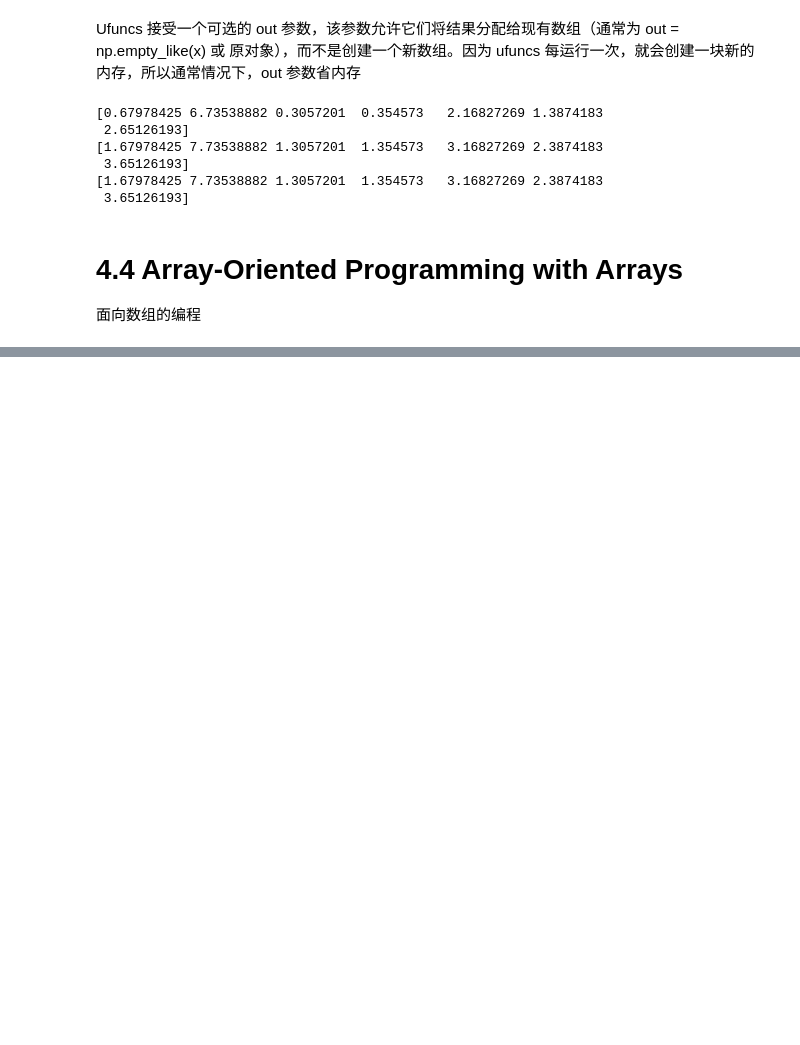
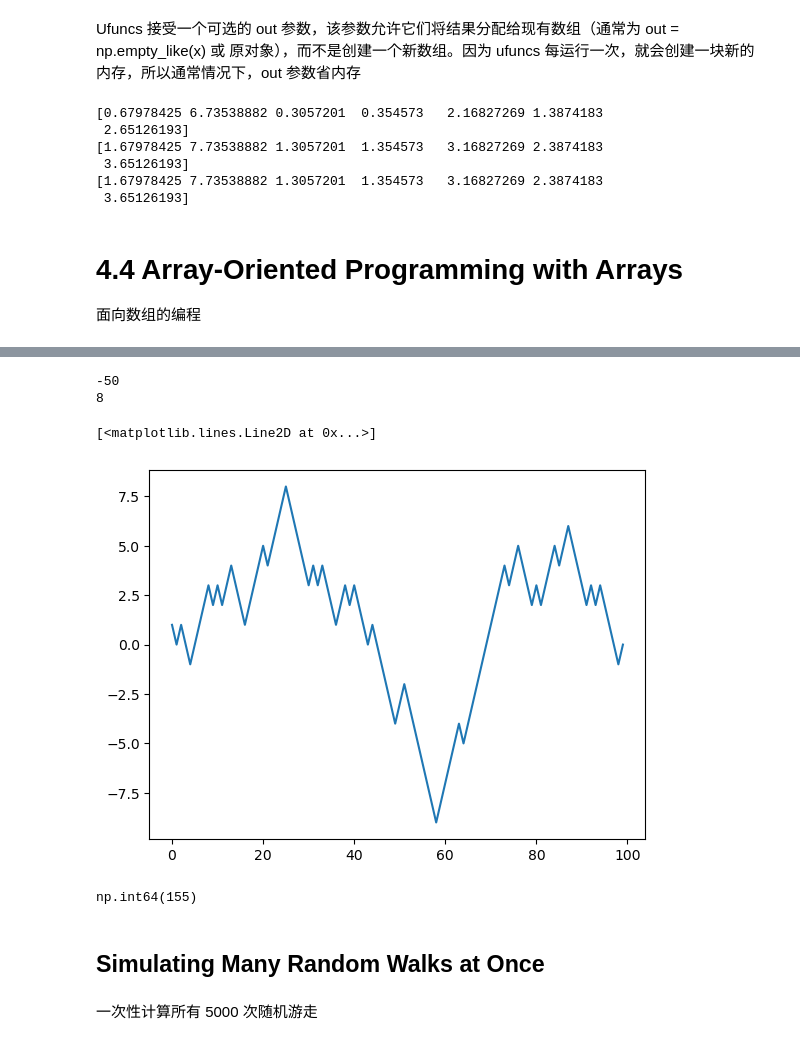
Before and after one commit to d0m999/python-basics-for-quant-trading, a Jupyter notebook: 4-numpy-basics.ipynb, the cells around one changed output, grey strips where cells are left out. Saved outputs shown, nothing was run; the diff lists cells and outputs as text; code cells hidden in the pictures; blank space fills up the shorter version.

```diff
--- a/4-numpy-basics.ipynb
+++ b/4-numpy-basics.ipynb
@@ -775,0 +1151,7 @@ print(arr)
+# %%
+nsteps = 1_000
+rng = np.random.default_rng(seed=12345)
+draws = rng.integers(0, 2, size=nsteps)
+steps = np.where(draws > 0, 1, -1) # np.where(condition, if True x, else y)
+walk = steps.cumsum()
+print(walk)
@@ -775,0 +1176,23 @@ print(arr)
+# %%
+print(walk.min())
+print(walk.max())
+plt.plot(walk[:100])
+# %% [output]
+-50
+8
+[<matplotlib.lines.Line2D at 0x...>]
+[figure, added]
+# %%
+(np.abs(walk) >= 10).argmax()
+
+# 1. 计算 walk 数组每个元素的绝对值
+# 2. 每个值与 10 比较
+# 3. argmax() 的作用是返回数组中最大值的第一个索引。
+# 在布尔数组中，True 被当作 1，False 被当作 0。返回第一个 True 的索引
+# 整体作用：找出随机游走（`walk`）的路径中，第一次距离起点达到或超过10个单位的那个时刻（或步数）的索引。
+# %% [output]
+np.int64(155)
+# %% [markdown]
+## Simulating Many Random Walks at Once
+# %% [markdown]
+一次性计算所有 5000 次随机游走
```
Also changed, not shown: parts of 62 cells of this notebook, 2 other files.
